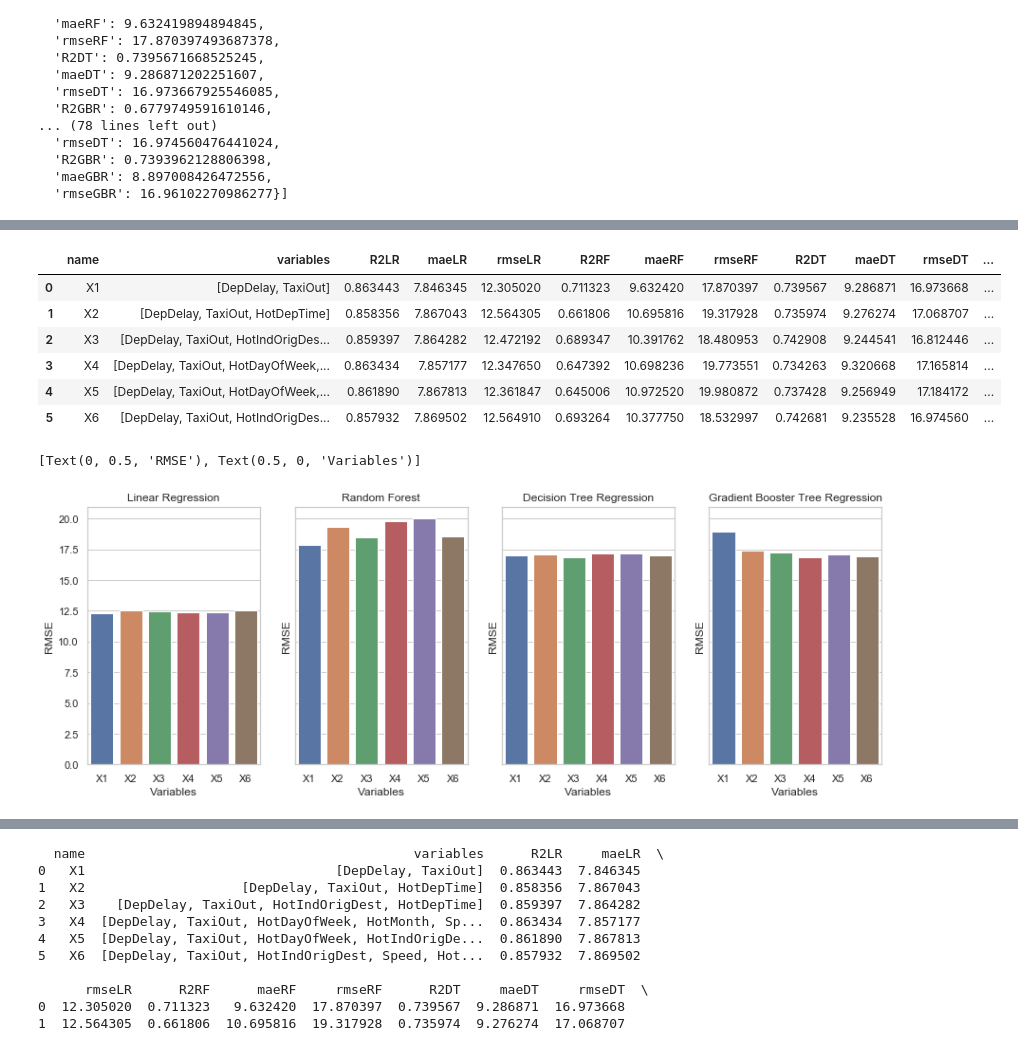
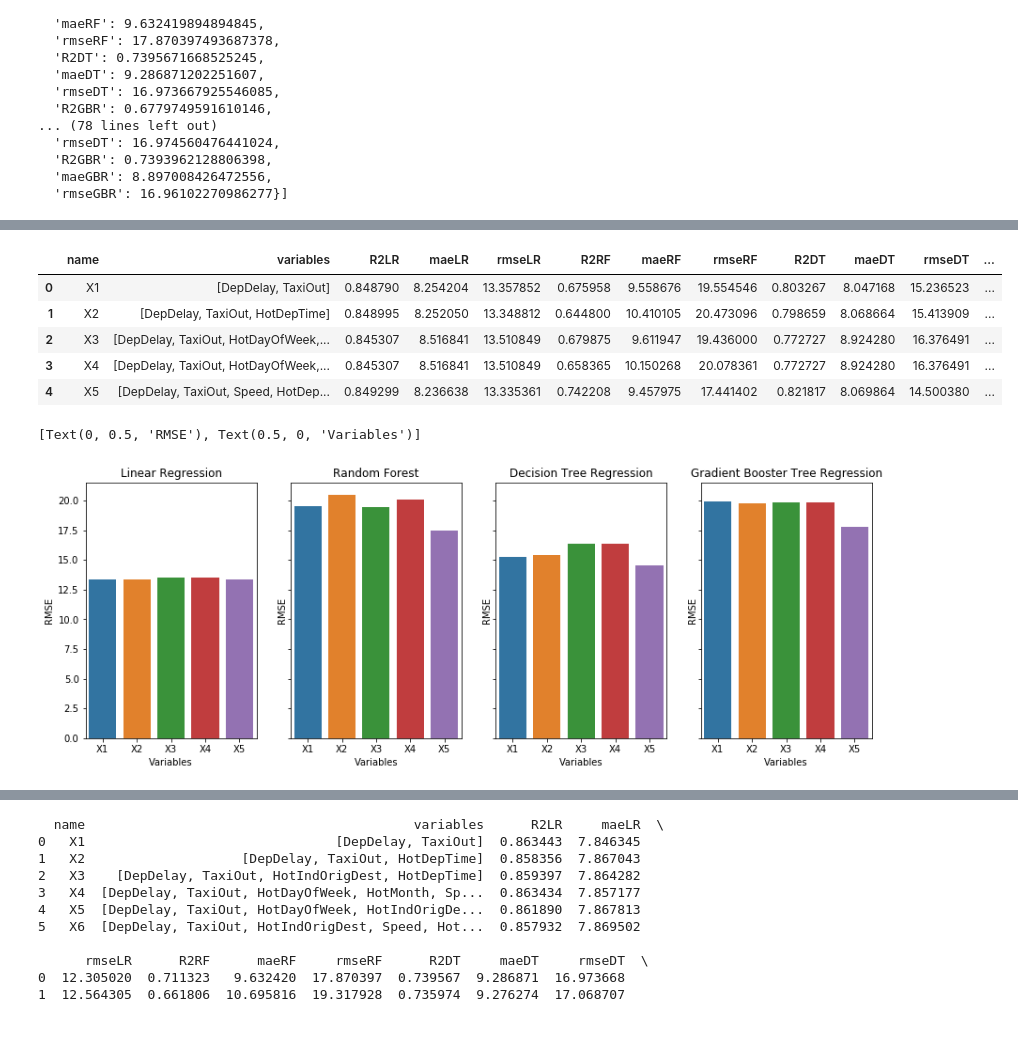
Before and after one commit to LorenzoFramba/Flight_Delay_Prediction, a Jupyter notebook: DataValidation.ipynb, the cells around one changed output, grey strips where cells are left out. Drawn from its saved outputs; the diff is of its cells as text; code cells hidden in the pictures.

Commit message:
added option for variable selection

```diff
--- a/DataValidation.ipynb
+++ b/DataValidation.ipynb
@@ -413,27 +413,57 @@ AttributeError: 'list' object has no attribute 'name'
 # %%
 import pandas as pd
 
 
+#df = []
+#df.append({'name': 'X1', 'variables': ['DepDelay', 'TaxiOut'],'R2LR': 0.8634434987176677, 'maeLR': 7.846344636291409, 'rmseLR': 12.3050200542969, 'R2RF': 0.7113226179229843, 'maeRF': 9.632419894894845, 'rmseRF': 17.870397493687378, 'R2DT': 0.7395671668525245, 'maeDT': 9.286871202251607, 'rmseDT': 16.973667925546085, 'R2GBR': 0.6779749591610146, 'maeGBR': 10.291720285041185, 'rmseGBR': 18.93692861799665})
+#df.append({'name': 'X2', 'variables': ['DepDelay', 'TaxiOut', 'HotDepTime'], 'R2LR': 0.8583557878034125, 'maeLR': 7.867042776829008, 'rmseLR': 12.564304679339765, 'R2RF': 0.6618056282411904, 'maeRF': 10.69581629434264, 'rmseRF': 19.317928448876994, 'R2DT': 0.7359741049968364, 'maeDT': 9.276273778053989, 'rmseDT': 17.06870714215145, 'R2GBR': 0.7317420904346483, 'maeGBR': 8.919500016072934, 'rmseGBR': 17.40522038041701})
+#df.append({'name': 'X3', 'variables': ['DepDelay', 'TaxiOut', 'HotIndOrigDest', 'HotDepTime'], 'R2LR': 0.8593969897926946, 'maeLR': 7.864282380701789, 'rmseLR': 12.472191555732724, 'R2RF': 0.6893474138730874, 'maeRF': 10.391762216453797, 'rmseRF': 18.48095278940399, 'R2DT': 0.7429083054863235, 'maeDT': 9.244540689810753, 'rmseDT': 16.812445684525386, 'R2GBR': 0.7340066674151544, 'maeGBR': 8.970977217618819, 'rmseGBR': 17.224534616062524})
+#df.append({'name': 'X4', 'variables': ['DepDelay', 'TaxiOut', 'HotDayOfWeek', 'HotMonth', 'Speed'], 'R2LR': 0.863433896705197, 'maeLR': 7.857176780272817, 'rmseLR': 12.347649838818601, 'R2RF': 0.6473918259213414, 'maeRF': 10.698236247649278, 'rmseRF': 19.77355050663056, 'R2DT': 0.734263104956572, 'maeDT': 9.320667734524053, 'rmseDT': 17.16581381584866, 'R2GBR': 0.7466087502783435, 'maeGBR': 8.799469470636394, 'rmseGBR': 16.83094772729247})
+#df.append({'name': 'X5', 'variables': ['DepDelay', 'TaxiOut', 'HotDayOfWeek', 'HotIndOrigDest', 'Speed'], 'R2LR': 0.861890103017749, 'maeLR': 7.867812623708982, 'rmseLR': 12.361847068397935, 'R2RF': 0.6450061986902308, 'maeRF': 10.972519639797552, 'rmseRF': 19.980872071516536, 'R2DT': 0.7374275663556327, 'maeDT': 9.256949155299973, 'rmseDT': 17.184172320005104, 'R2GBR': 0.7402478789139912, 'maeGBR': 8.916626117462856, 'rmseGBR': 17.048795624738972})
+#df.append({'name': 'X6', 'variables': ['DepDelay', 'TaxiOut', 'HotIndOrigDest', 'Speed', 'HotCRSCatDepTime', 'HotCRSCatArrTime', 'HotDepTime'], 'R2LR': 0.857932175860417, 'maeLR': 7.869501841196455, 'rmseLR': 12.564909943926322, 'R2RF': 0.6932635305087731, 'maeRF': 10.377749609744654, 'rmseRF': 18.532997429411278, 'R2DT': 0.7426814121619514, 'maeDT': 9.235528412342111, 'rmseDT': 16.974560476441024, 'R2GBR': 0.7393962128806398, 'maeGBR': 8.897008426472556, 'rmseGBR': 16.96102270986277})
+
+#DF = pd.DataFrame(df)
+#DF
+
+
+
 df = []
-df.append({'name': 'X1', 'variables': ['DepDelay', 'TaxiOut'],'R2LR': 0.8634434987176677, 'maeLR': 7.846344636291409, 'rmseLR': 12.3050200542969, 'R2RF': 0.7113226179229843, 'maeRF': 9.632419894894845, 'rmseRF': 17.870397493687378, 'R2DT': 0.7395671668525245, 'maeDT': 9.286871202251607, 'rmseDT': 16.973667925546085, 'R2GBR': 0.6779749591610146, 'maeGBR': 10.291720285041185, 'rmseGBR': 18.93692861799665})
-df.append({'name': 'X2', 'variables': ['DepDelay', 'TaxiOut', 'HotDepTime'], 'R2LR': 0.8583557878034125, 'maeLR': 7.867042776829008, 'rmseLR': 12.564304679339765, 'R2RF': 0.6618056282411904, 'maeRF': 10.69581629434264, 'rmseRF': 19.317928448876994, 'R2DT': 0.7359741049968364, 'maeDT': 9.276273778053989, 'rmseDT': 17.06870714215145, 'R2GBR': 0.7317420904346483, 'maeGBR': 8.919500016072934, 'rmseGBR': 17.40522038041701})
-df.append({'name': 'X3', 'variables': ['DepDelay', 'TaxiOut', 'HotIndOrigDest', 'HotDepTime'], 'R2LR': 0.8593969897926946, 'maeLR': 7.864282380701789, 'rmseLR': 12.472191555732724, 'R2RF': 0.6893474138730874, 'maeRF': 10.391762216453797, 'rmseRF': 18.48095278940399, 'R2DT': 0.7429083054863235, 'maeDT': 9.244540689810753, 'rmseDT': 16.812445684525386, 'R2GBR': 0.7340066674151544, 'maeGBR': 8.970977217618819, 'rmseGBR': 17.224534616062524})
-df.append({'name': 'X4', 'variables': ['DepDelay', 'TaxiOut', 'HotDayOfWeek', 'HotMonth', 'Speed'], 'R2LR': 0.863433896705197, 'maeLR': 7.857176780272817, 'rmseLR': 12.347649838818601, 'R2RF': 0.6473918259213414, 'maeRF': 10.698236247649278, 'rmseRF': 19.77355050663056, 'R2DT': 0.734263104956572, 'maeDT': 9.320667734524053, 'rmseDT': 17.16581381584866, 'R2GBR': 0.7466087502783435, 'maeGBR': 8.799469470636394, 'rmseGBR': 16.83094772729247})
-df.append({'name': 'X5', 'variables': ['DepDelay', 'TaxiOut', 'HotDayOfWeek', 'HotIndOrigDest', 'Speed'], 'R2LR': 0.861890103017749, 'maeLR': 7.867812623708982, 'rmseLR': 12.361847068397935, 'R2RF': 0.6450061986902308, 'maeRF': 10.972519639797552, 'rmseRF': 19.980872071516536, 'R2DT': 0.7374275663556327, 'maeDT': 9.256949155299973, 'rmseDT': 17.184172320005104, 'R2GBR': 0.7402478789139912, 'maeGBR': 8.916626117462856, 'rmseGBR': 17.048795624738972})
-df.append({'name': 'X6', 'variables': ['DepDelay', 'TaxiOut', 'HotIndOrigDest', 'Speed', 'HotCRSCatDepTime', 'HotCRSCatArrTime', 'HotDepTime'], 'R2LR': 0.857932175860417, 'maeLR': 7.869501841196455, 'rmseLR': 12.564909943926322, 'R2RF': 0.6932635305087731, 'maeRF': 10.377749609744654, 'rmseRF': 18.532997429411278, 'R2DT': 0.7426814121619514, 'maeDT': 9.235528412342111, 'rmseDT': 16.974560476441024, 'R2GBR': 0.7393962128806398, 'maeGBR': 8.897008426472556, 'rmseGBR': 16.96102270986277})
+
+
+df.append({'name': 'X1', 'variables': ['DepDelay', 'TaxiOut'], 'R2LR': 0.8487903355707609, 'maeLR': 8.254203949687557,
+           'rmseLR': 13.357852222696085, 'R2RF': 0.6759576608407803, 'maeRF': 9.558676440697752, 'rmseRF': 19.55454607694188,
+           'R2DT': 0.8032666305931366, 'maeDT': 8.047167549349105, 'rmseDT': 15.236523113473122, 'R2GBR': 0.6649182404076608,
+           'maeGBR': 9.675284505657434, 'rmseGBR': 19.884846986992816})
+df.append({'name': 'X2', 'variables': ['DepDelay', 'TaxiOut', 'HotDepTime'], 'R2LR': 0.8489949458043238, 'maeLR': 8.252050205312143,
+           'rmseLR': 13.348811535729615, 'R2RF': 0.644799691553426, 'maeRF': 10.410105159800944, 'rmseRF': 20.47309618941201,
+           'R2DT': 0.7986591618729234, 'maeDT': 8.068663783415948, 'rmseDT':15.41390918299755, 'R2GBR': 0.6683870248902969,
+           'maeGBR': 9.659422733445206, 'rmseGBR': 19.781654723979745})
+
+
+df.append({'name': 'X3', 'variables': ['DepDelay', 'TaxiOut', 'HotDayOfWeek', 'Speed'], 'R2LR': 0.8453066720437468, 'maeLR': 8.516841091450017,
+           'rmseLR': 13.510849337721847, 'R2RF': 0.6798746674350129, 'maeRF': 9.611946601913983, 'rmseRF': 19.435999584336425,
+           'R2DT': 0.772726932457265, 'maeDT': 8.924279621965104,'rmseDT': 16.376490840804454, 'R2GBR': 0.6662276903048072,
+           'maeGBR': 9.517958778290287, 'rmseGBR': 19.8459554354681})
+df.append({'name': 'X4', 'variables': ['DepDelay', 'TaxiOut', 'HotDayOfWeek', 'Speed', 'HotMonth'], 'R2LR': 0.8453066720437468,
+           'maeLR': 8.516841091450017, 'rmseLR': 13.510849337721847, 'R2RF': 0.6583646385479186, 'maeRF': 10.150267901405842,
+           'rmseRF': 20.07836144826715, 'R2DT': 0.772726932457265, 'maeDT': 8.924279621965104, 'rmseDT': 16.376490840804454,
+           'R2GBR': 0.6662276903048072, 'maeGBR': 9.517958778290287, 'rmseGBR': 19.8459554354681})
+df.append({'name': 'X5', 'variables': ['DepDelay', 'TaxiOut', 'Speed', 'HotDepTime', 'HotCRSCatDepTime', 'HotCRSCatArrTime'],
+           'R2LR': 0.849299106562841, 'maeLR':8.236637503003521, 'rmseLR': 13.335360889080057, 'R2RF': 0.7422082226657248,
+           'maeRF': 9.457975466805955, 'rmseRF': 17.441401922330556, 'R2DT': 0.8218174939776446, 'maeDT': 8.069864076215985,
+           'rmseDT': 14.500380251761074, 'R2GBR': 0.7330045514728256, 'maeGBR': 9.248915319717614, 'rmseGBR': 17.750017631378764})
 
 DF = pd.DataFrame(df)
 DF
 # %% [output]
 |  | name | variables | R2LR | maeLR | rmseLR | R2RF | maeRF | rmseRF | R2DT | maeDT | rmseDT | ... |
-| 0 | X1 | [DepDelay, TaxiOut] | 0.863443 | 7.846345 | 12.305020 | 0.711323 | 9.632420 | 17.870397 | 0.739567 | 9.286871 | 16.973668 | ... |
-| 1 | X2 | [DepDelay, TaxiOut, HotDepTime] | 0.858356 | 7.867043 | 12.564305 | 0.661806 | 10.695816 | 19.317928 | 0.735974 | 9.276274 | 17.068707 | ... |
-| 2 | X3 | [DepDelay, TaxiOut, HotIndOrigDes... | 0.859397 | 7.864282 | 12.472192 | 0.689347 | 10.391762 | 18.480953 | 0.742908 | 9.244541 | 16.812446 | ... |
-| 3 | X4 | [DepDelay, TaxiOut, HotDayOfWeek,... | 0.863434 | 7.857177 | 12.347650 | 0.647392 | 10.698236 | 19.773551 | 0.734263 | 9.320668 | 17.165814 | ... |
-| 4 | X5 | [DepDelay, TaxiOut, HotDayOfWeek,... | 0.861890 | 7.867813 | 12.361847 | 0.645006 | 10.972520 | 19.980872 | 0.737428 | 9.256949 | 17.184172 | ... |
-| 5 | X6 | [DepDelay, TaxiOut, HotIndOrigDes... | 0.857932 | 7.869502 | 12.564910 | 0.693264 | 10.377750 | 18.532997 | 0.742681 | 9.235528 | 16.974560 | ... |
+| 0 | X1 | [DepDelay, TaxiOut] | 0.848790 | 8.254204 | 13.357852 | 0.675958 | 9.558676 | 19.554546 | 0.803267 | 8.047168 | 15.236523 | ... |
+| 1 | X2 | [DepDelay, TaxiOut, HotDepTime] | 0.848995 | 8.252050 | 13.348812 | 0.644800 | 10.410105 | 20.473096 | 0.798659 | 8.068664 | 15.413909 | ... |
+| 2 | X3 | [DepDelay, TaxiOut, HotDayOfWeek,... | 0.845307 | 8.516841 | 13.510849 | 0.679875 | 9.611947 | 19.436000 | 0.772727 | 8.924280 | 16.376491 | ... |
+| 3 | X4 | [DepDelay, TaxiOut, HotDayOfWeek,... | 0.845307 | 8.516841 | 13.510849 | 0.658365 | 10.150268 | 20.078361 | 0.772727 | 8.924280 | 16.376491 | ... |
+| 4 | X5 | [DepDelay, TaxiOut, Speed, HotDep... | 0.849299 | 8.236638 | 13.335361 | 0.742208 | 9.457975 | 17.441402 | 0.821817 | 8.069864 | 14.500380 | ... |
 # %%
-
+import matplotlib.pyplot as plt
 #RMSE
 
 
@@ -460,7 +490,7 @@ axes[3].set_title('Gradient Booster Tree Regression')
 axes[3].set(xlabel='Variables',ylabel='RMSE')
 # %% [output]
 [Text(0, 0.5, 'RMSE'), Text(0.5, 0, 'Variables')]
-[figure, old version]
+[figure, new version]
 # %%
 
 #MAE
```
Also changed, not shown: parts of 3 cells of this notebook, 3 other files.
